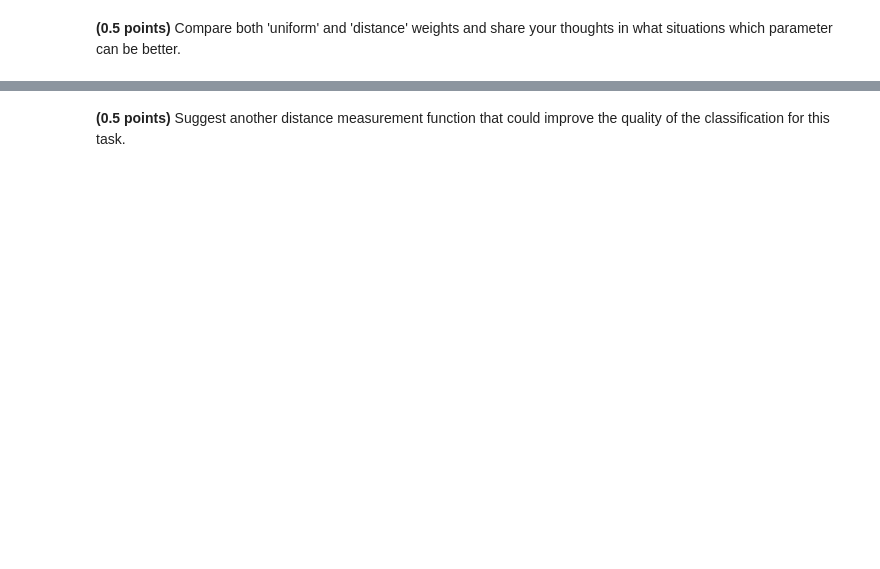
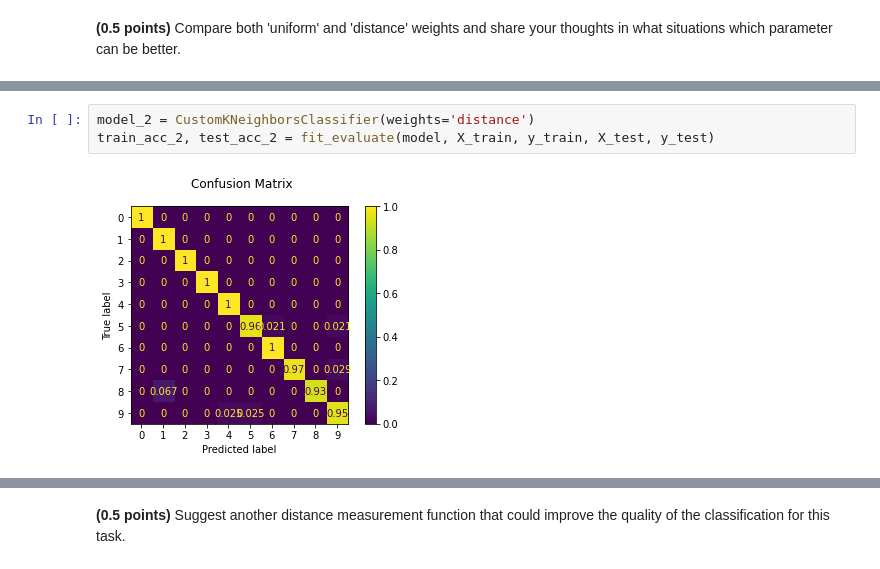
Before and after one commit to alsing/ml-intro-rs-school, a Jupyter notebook: 5 - Classification Linear KNN/hw_classification.ipynb, the cells around one changed output, grey strips where cells are left out. Drawn from its saved outputs; the diff is of its cells as text; blank space fills up the shorter version.

```diff
--- a/5 - Classification Linear KNN/hw_classification.ipynb
+++ b/5 - Classification Linear KNN/hw_classification.ipynb
@@ -481,0 +534,5 @@ assert test_acc > 0.98
+# %%
+model_2 = CustomKNeighborsClassifier(weights='distance')
+train_acc_2, test_acc_2 = fit_evaluate(model, X_train, y_train, X_test, y_test)
+# %% [output]
+[figure, added]
```
Also changed, not shown: parts of 22 cells of this notebook.
